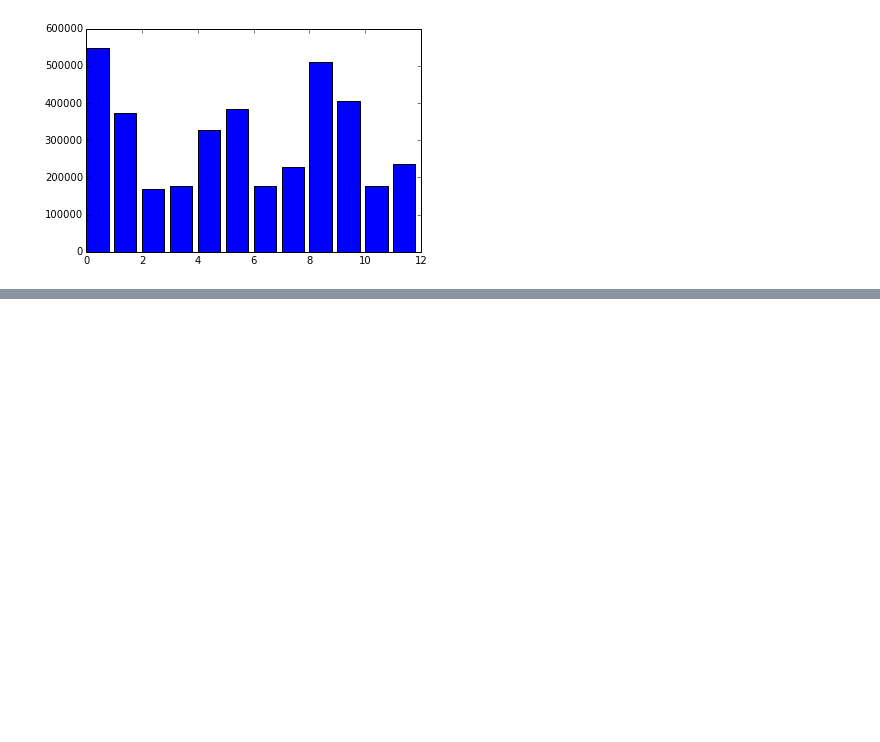
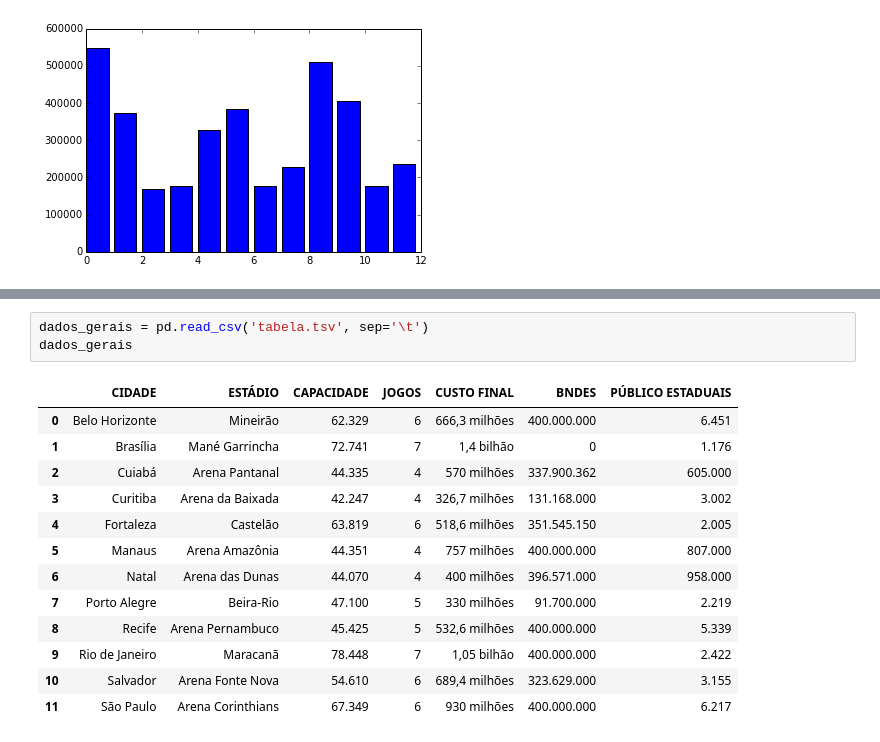
Before and after one commit to okfn-brasil/copa2014_ingressos, a Jupyter notebook: Ingressos da Copa.ipynb, the cells around one changed output, grey strips where cells are left out. Drawn from its saved outputs; the diff is of its cells as text; blank space fills up the shorter version.

Commit message:
Adding table with general information about stadiums

```diff
--- a/Ingressos da Copa.ipynb
+++ b/Ingressos da Copa.ipynb
@@ -172,0 +190,17 @@ bar(range(l.shape[0]),map(float, l[:,1]))
+# %%
+dados_gerais = pd.read_csv('tabela.tsv', sep='\t')
+dados_gerais
+# %% [output]
+|  | CIDADE | ESTÁDIO | CAPACIDADE | JOGOS | CUSTO FINAL | BNDES | PÚBLICO ESTADUAIS |
+| 0 | Belo Horizonte | Mineirão | 62.329 | 6 | 666,3 milhões | 400.000.000 | 6.451 |
+| 1 | Brasília | Mané Garrincha | 72.741 | 7 | 1,4 bilhão | 0 | 1.176 |
+| 2 | Cuiabá | Arena Pantanal | 44.335 | 4 | 570 milhões | 337.900.362 | 605.000 |
+| 3 | Curitiba | Arena da Baixada | 42.247 | 4 | 326,7 milhões | 131.168.000 | 3.002 |
+| 4 | Fortaleza | Castelão | 63.819 | 6 | 518,6 milhões | 351.545.150 | 2.005 |
+| 5 | Manaus | Arena Amazônia | 44.351 | 4 | 757 milhões | 400.000.000 | 807.000 |
+| 6 | Natal | Arena das Dunas | 44.070 | 4 | 400 milhões | 396.571.000 | 958.000 |
+| 7 | Porto Alegre | Beira-Rio | 47.100 | 5 | 330 milhões | 91.700.000 | 2.219 |
+| 8 | Recife | Arena Pernambuco | 45.425 | 5 | 532,6 milhões | 400.000.000 | 5.339 |
+| 9 | Rio de Janeiro | Maracanã | 78.448 | 7 | 1,05 bilhão | 400.000.000 | 2.422 |
+| 10 | Salvador | Arena Fonte Nova | 54.610 | 6 | 689,4 milhões | 323.629.000 | 3.155 |
+| 11 | São Paulo | Arena Corinthians | 67.349 | 6 | 930 milhões | 400.000.000 | 6.217 |
```
Also changed, not shown: parts of 1 cell of this notebook.
